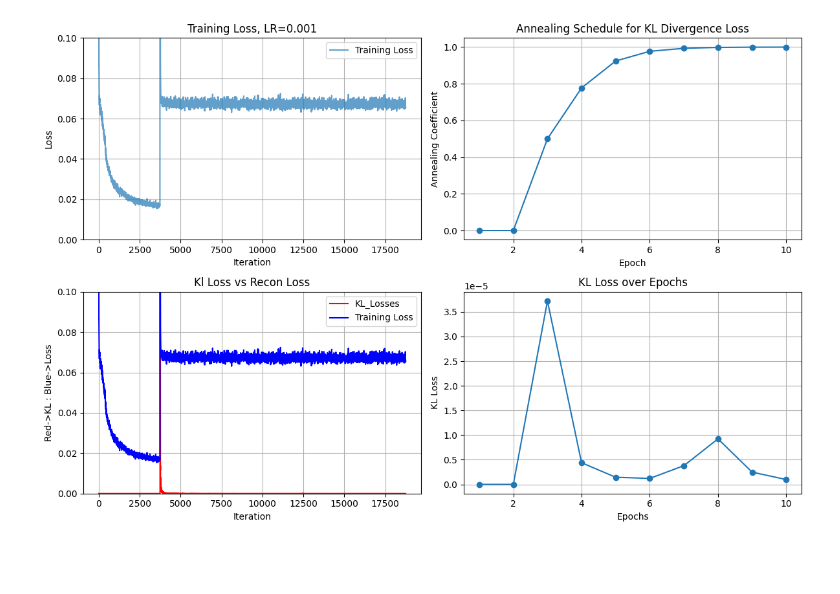
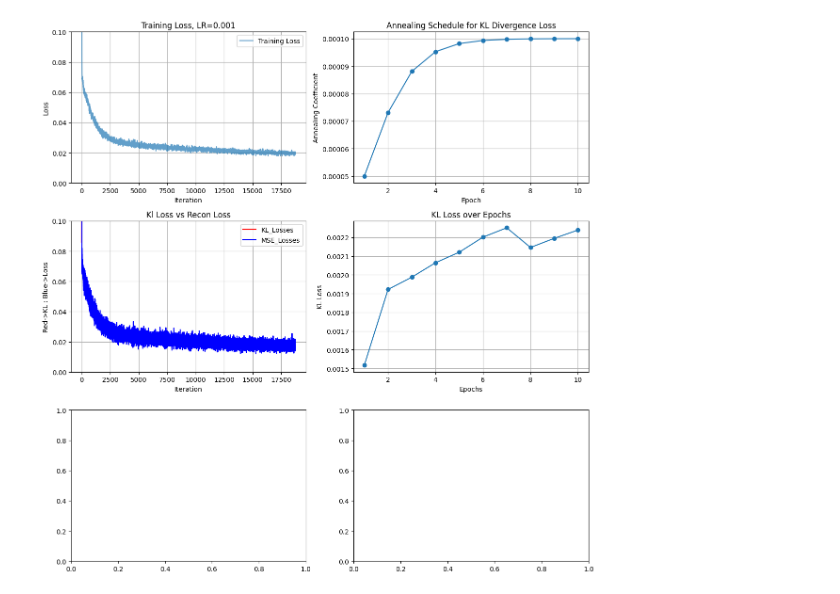
Before and after one commit to zdebruine/MMVAE, a Jupyter notebook: test_vae/VAE_MNIST.ipynb, the cells around one changed output. Cells and saved outputs as stored; diff of their text form; code cells hidden in the pictures; blank space fills up the shorter version.

```diff
--- a/test_vae/VAE_MNIST.ipynb
+++ b/test_vae/VAE_MNIST.ipynb
@@ -13,18 +13,23 @@ learning_rate = 0.001
 num_epochs = 10
 #KL Builds from 0-1 during the steps
 start_kl = 0.0
-end_kl = 1.0
-#Start adding KL at epoch 3
-annealing_start = 2
-annealing_steps = num_epochs-annealing_start
+end_kl = 0.0001
+#Start adding KL at specified epoch
+annealing_start = 0
+annealing_steps = num_epochs
 
 # Device
 device = torch.device("cuda" if torch.cuda.is_available() else "cpu")
 # %%
 # Data loading
+transform = transforms.Compose([
+    transforms.ToTensor(),
+    transforms.Normalize((0.0,), (1.0,))
+])
+
 train_loader = torch.utils.data.DataLoader(
     datasets.MNIST('./data', train=True, download=True,
-                   transform=transforms.ToTensor()),
+                   transform=transform),
     batch_size=batch_size, shuffle=True)
 # %%
 class VAE(nn.Module):
@@ -95,35 +104,32 @@ losses = []
 
 for epoch in range(num_epochs):
     for i, (x, _) in enumerate(train_loader):
-        x = x.to(device)
+        x = x.view(-1, 784).to(device)
 
         recon_batch, mu, logvar = model(x)
+        optimizer.zero_grad()
 
         #Start adding kl at 3rd epoch
         if epoch >= annealing_start:
             #Smoothly anneal with sigmoid
-            annealing_ratio = sigmoid((epoch - annealing_start) / annealing_steps *10)
+            annealing_ratio = sigmoid(((epoch - annealing_start) / annealing_steps) * annealing_steps)
             annealing = start_kl + annealing_ratio * (end_kl - start_kl)
         #until starting epoch keep kl at 0.0
         else:
             annealing = start_kl
 
         #total loss
-        loss = loss_function(recon_batch, x, mu, logvar, annealing)
-        #MSE Loss
-        reconstruction_loss = F.mse_loss(recon_batch, x)
-        #KL Loss
-        kl_loss = -0.5 * torch.sum(1 + logvar - mu.pow(2) - logvar.exp()) / batch_size
-        #annealed KL Loss
-        annealed_kl_loss = kl_loss * annealing
+        recon_loss, kl_loss = loss_function(recon_batch, x, mu, logvar)
+        annealing_kl = kl_loss * annealing
+        loss = recon_loss + annealing_kl
 
-        optimizer.zero_grad()
         loss.backward()
         optimizer.step()
 
         #Add losses over itrations
         losses.append(loss.item())
-        kl_losses.append(annealed_kl_loss.item())
+        kl_losses.append(annealing_kl.item())
+        mse_losses.append(recon_loss.item())
 
 
         if (i + 1) % 100 == 0:
@@ -131,6 +137,6 @@ for epoch in range(num_epochs):
                       .format(epoch + 1, num_epochs, i + 1, len(train_loader), loss.item()))
 
     #add Kl and annealing rate over epochs
-    kl_epoch.append(annealed_kl_loss.item())
+    kl_epoch.append(annealing_kl.item())
     annealing_values.append(annealing)
 # %% [output]
@@ -158,7 +164,7 @@ from scipy.ndimage.filters import gaussian_filter1d
 #smooth loss graph
 smoothed_losses = gaussian_filter1d(losses, sigma=2)
 #Graphing Area
-fig, axes = plt.subplots(2, 2, figsize=(12, 8))
+fig, axes = plt.subplots(3, 2, figsize=(12, 12))
 
 #plot training loss
 axes[0, 0].plot(smoothed_losses, label='Training Loss', alpha=0.7)
@@ -169,36 +175,38 @@ axes[0, 0].set_title("Training Loss, LR={}".format(learning_rate))
 axes[0, 0].legend()
 axes[0, 0].grid(True)
 
 #plot the annealing schedule
 axes[0, 1].plot(range(1, num_epochs + 1), annealing_values, marker='o', linestyle='-')
 axes[0, 1].set_xlabel('Epoch')
 axes[0, 1].set_ylabel('Annealing Coefficient')
 axes[0, 1].set_title('Annealing Schedule for KL Divergence Loss')
 axes[0, 0].legend()
 axes[0, 1].grid(True)
 
-#plot kl loss with recon loss
+#plot kl loss vs mse loss
 axes[1, 0].plot(kl_losses, label='KL_Losses', color = 'red')
-axes[1, 0].plot(smoothed_losses, label='Training Loss', color = 'blue')
+axes[1, 0].plot(mse_losses, label='MSE_Losses', color = 'blue')
 axes[1, 0].set_xlabel('Iteration')
 axes[1, 0].set_ylabel('Red->KL : Blue->Loss')
 axes[1, 0].set_ylim(0,0.1)
 axes[1, 0].set_title("Kl Loss vs Recon Loss")
 axes[1, 0].legend()
 axes[1, 0].grid(True)
 
 #plot kl loss over epochs
 axes[1,1].plot(range(1, num_epochs + 1), kl_epoch, marker='o', linestyle='-')
 axes[1, 1].set_xlabel('Epochs')
 axes[1, 1].set_ylabel("KL Loss")
 axes[1, 1].set_title('KL Loss over Epochs')
 axes[1, 1].grid(True)
 
 
+
+
 plt.tight_layout()
 plt.show()
 # %% [output]
-[figure, old version]
+[figure, new version]
 # %%
 model.eval()
 
```
Also changed, not shown: parts of 3 cells of this notebook, 1 other file.
